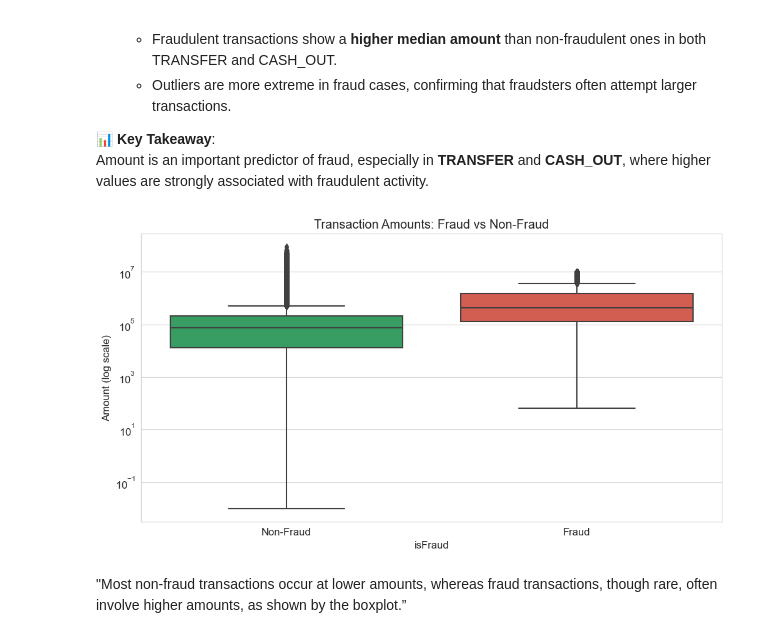
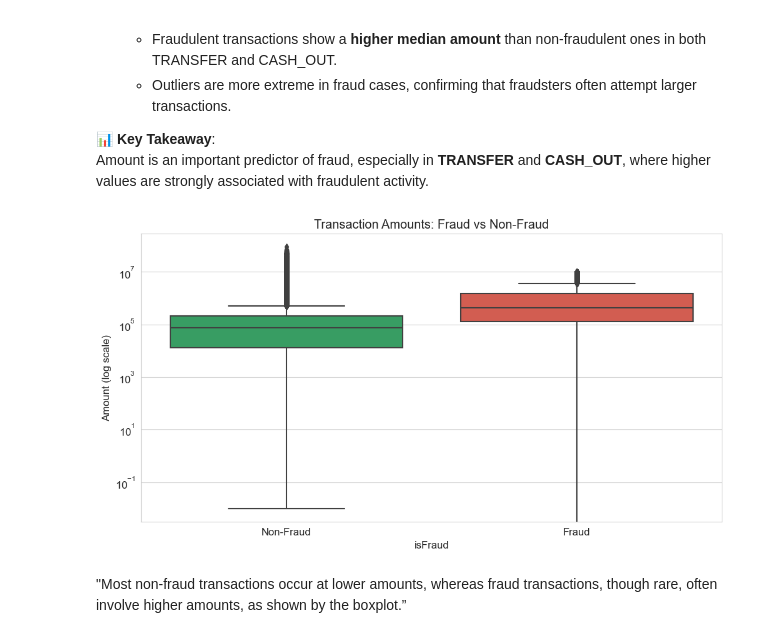
Before and after one commit to NeilAdel/fraud-detection-analysis, a Jupyter notebook: fruaddetection.ipynb, the cells around one changed output. Saved outputs shown, nothing was run; the diff lists cells and outputs as text; code cells hidden in the pictures.

```diff
--- a/fruaddetection.ipynb
+++ b/fruaddetection.ipynb
@@ -173,14 +204,14 @@ Exploring the "Amount" distribution of the transactions is also important beacau
 Amount is an important predictor of fraud, especially in **TRANSFER** and **CASH_OUT**, where higher values are strongly associated with fraudulent activity.
 # %%
 plt.figure(figsize=(12,6))
-sns.boxplot(x="isFraud", y="amount", data=data_positive, palette=["#27AE60", "#E74C3C"])
+sns.boxplot(x="isFraud", y="amount", data=data, palette=["#27AE60", "#E74C3C"])
 plt.yscale("log")  # log scale for better visualization
 plt.xticks([0,1], ["Non-Fraud", "Fraud"])
 plt.title("Transaction Amounts: Fraud vs Non-Fraud")
 plt.ylabel("Amount (log scale)")
 plt.show()
 # %% [output]
-[figure, old version]
+[figure, new version]
 # %% [markdown]
 "Most non-fraud transactions occur at lower amounts, whereas fraud transactions, though rare, often involve higher amounts, as shown by the boxplot.”
 # %%
```
Also changed, not shown: parts of 13 cells of this notebook.
